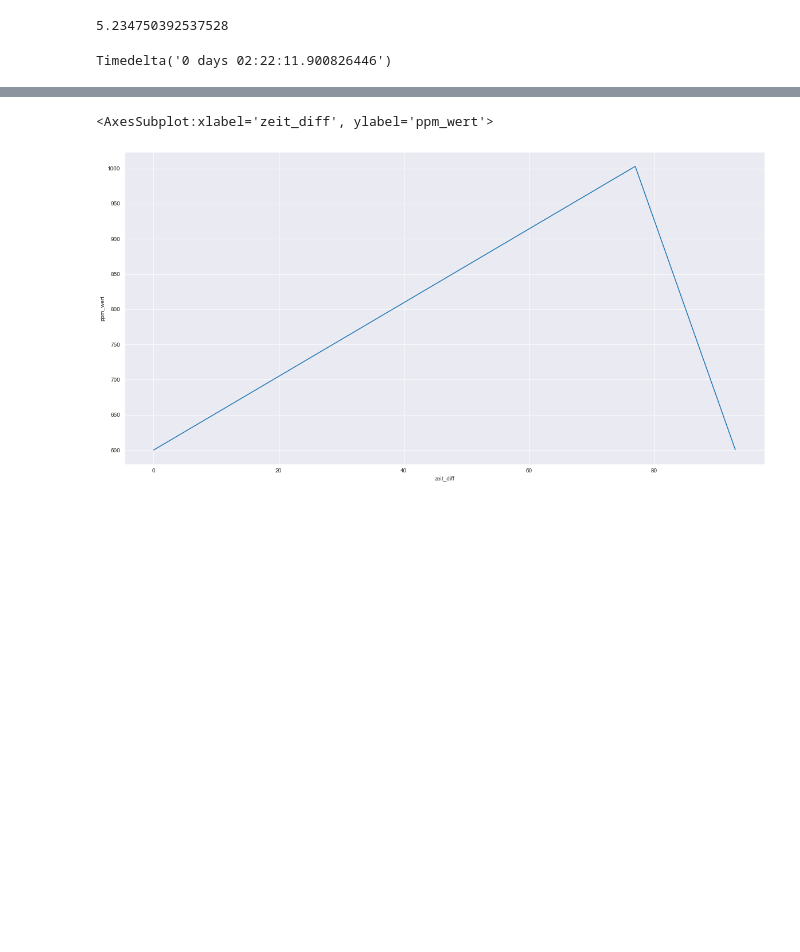
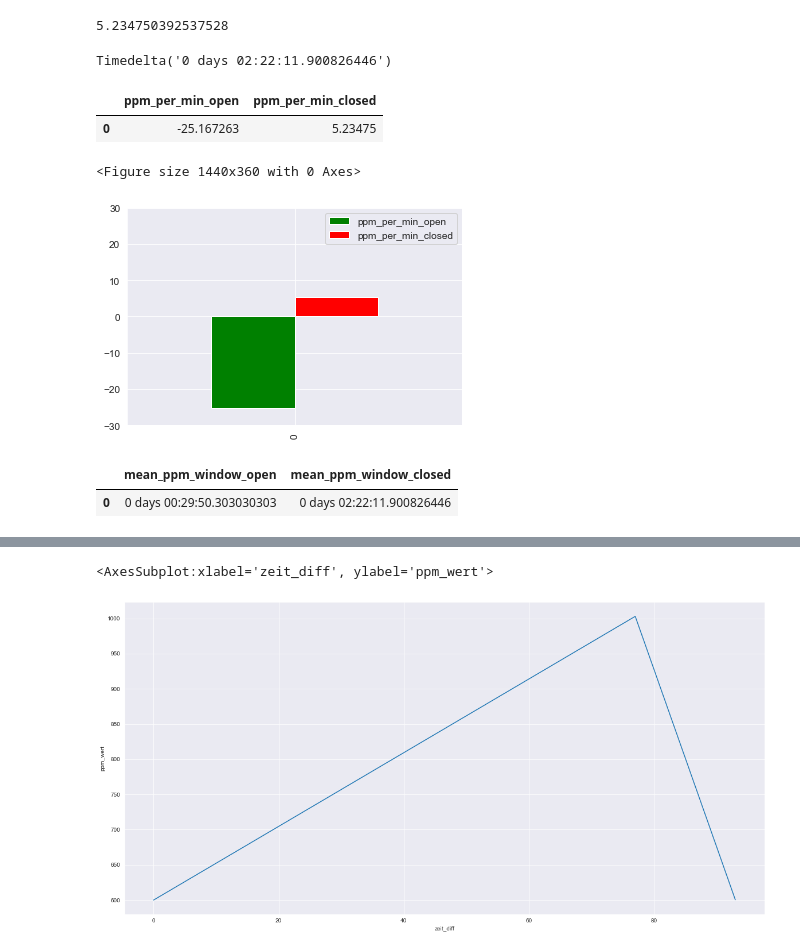
Before and after one commit to nicolarohner1337/smartclassroom, a Jupyter notebook: analyse/janis.ipynb, the cells around one changed output, grey strips where cells are left out. Drawn from its saved outputs; the diff is of its cells as text; code cells hidden in the pictures; blank space fills up the shorter version.

```diff
--- a/analyse/janis.ipynb
+++ b/analyse/janis.ipynb
@@ -479,3 +472,23 @@ df_timewindow_closed["ppm_per_min"].mean()
 df_timewindow_closed["time_diff"].mean()
 # %% [output]
 Timedelta('0 days 02:22:11.900826446')
+# %%
+df_change_ppm = pd.DataFrame({"ppm_per_min_open":[df_timewindow_open["ppm_per_min"].mean()],"ppm_per_min_closed":[df_timewindow_closed["ppm_per_min"].mean()]})
+# %%
+df_change_ppm
+# %% [output]
+|  | ppm_per_min_open | ppm_per_min_closed |
+| 0 | -25.167263 | 5.23475 |
+# %%
+plt.figure(figsize=(20,5))
+df_change_ppm.plot(kind='bar',color=['green','red'],grid=True,ylim=(-30,30))
+plt.show()
+# %% [output]
+<Figure size 1440x360 with 0 Axes>
+[figure, added]
+# %%
+df_mean_window_open_closed = pd.DataFrame({"mean_ppm_window_open":[df_timewindow_open["time_diff"].mean()],"mean_ppm_window_closed":[df_timewindow_closed['time_diff'].mean()]})
+df_mean_window_open_closed
+# %% [output]
+|  | mean_ppm_window_open | mean_ppm_window_closed |
+| 0 | 0 days 00:29:50.303030303 | 0 days 02:22:11.900826446 |
```
Also changed, not shown: parts of 10 cells of this notebook.
